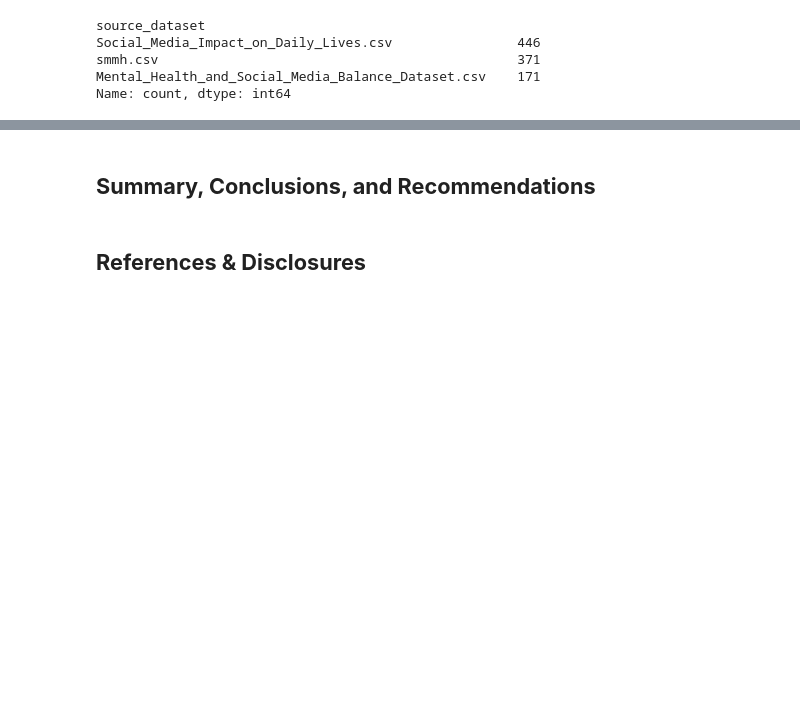
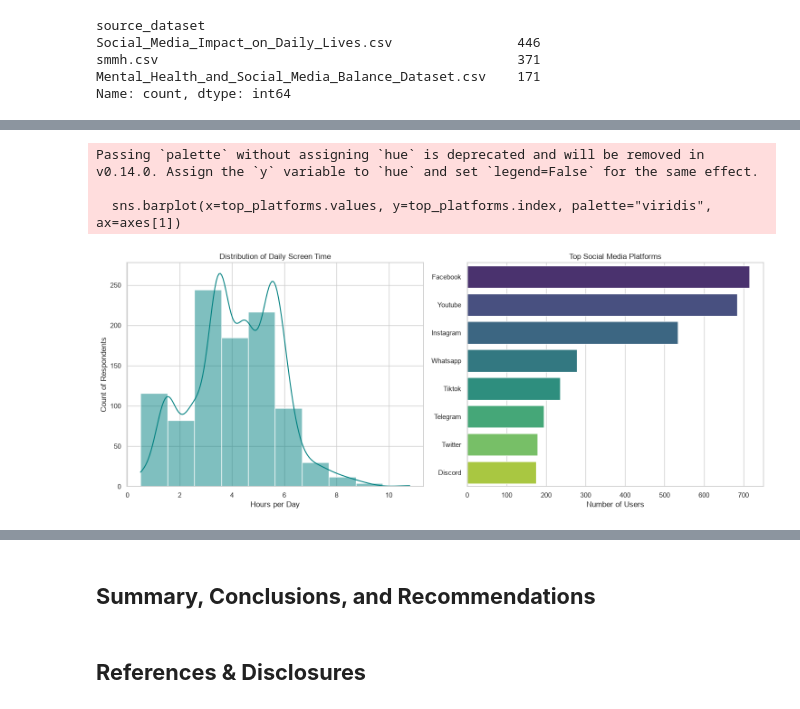
Before and after one commit to klyckman/CSMODEL, a Jupyter notebook: notebooks/Kodiak_Knowers_Notebook.ipynb, the cells around one changed output, grey strips where cells are left out. Saved outputs shown, nothing was run; the diff lists cells and outputs as text; code cells hidden in the pictures; blank space fills up the shorter version.

```diff
--- a/notebooks/Kodiak_Knowers_Notebook.ipynb
+++ b/notebooks/Kodiak_Knowers_Notebook.ipynb
@@ -366,0 +405,31 @@ Name: count, dtype: int64
+# %%
+sns.set_theme(style="whitegrid")
+
+# 2 subplots: one for daily screen time distribution, one for top social media platforms
+fig, axes = plt.subplots(1, 2, figsize=(15, 6))
+
+# Plot 1
+sns.histplot(data=combined_dfs, x="daily_digital_media_hours", bins=10, kde=True, color="teal", ax=axes[0])
+axes[0].set_title("Distribution of Daily Screen Time")
+axes[0].set_xlabel("Hours per Day")
+axes[0].set_ylabel("Count of Respondents")
+
+# Plot 2
+platforms = combined_dfs['platform_info'].dropna().str.split(',').explode().str.strip()
+
+# Standardize capitalization
+platforms = platforms.str.title()
+top_platforms = platforms.value_counts().head(8)
+
+sns.barplot(x=top_platforms.values, y=top_platforms.index, palette="viridis", ax=axes[1])
+axes[1].set_title("Top Social Media Platforms")
+axes[1].set_xlabel("Number of Users")
+axes[1].set_ylabel("")
+
+plt.tight_layout()
+plt.show()
+# %% [output]
+Passing `palette` without assigning `hue` is deprecated and will be removed in v0.14.0. Assign the `y` variable to `hue` and set `legend=False` for the same effect.
+
+  sns.barplot(x=top_platforms.values, y=top_platforms.index, palette="viridis", ax=axes[1])
+[figure, added]
```
Also changed, not shown: parts of 10 cells of this notebook.
